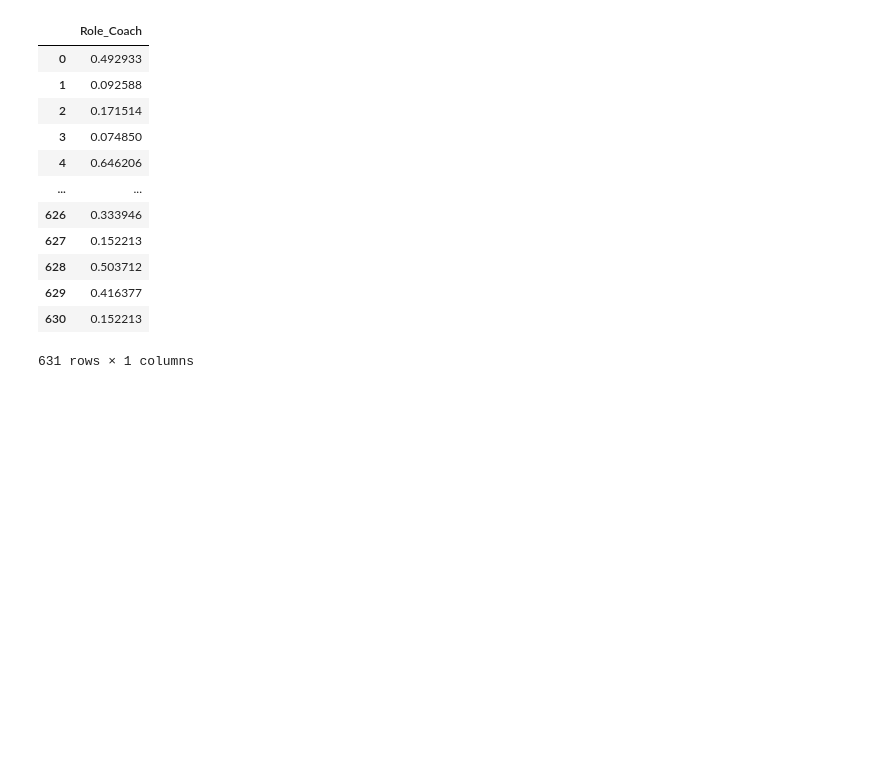
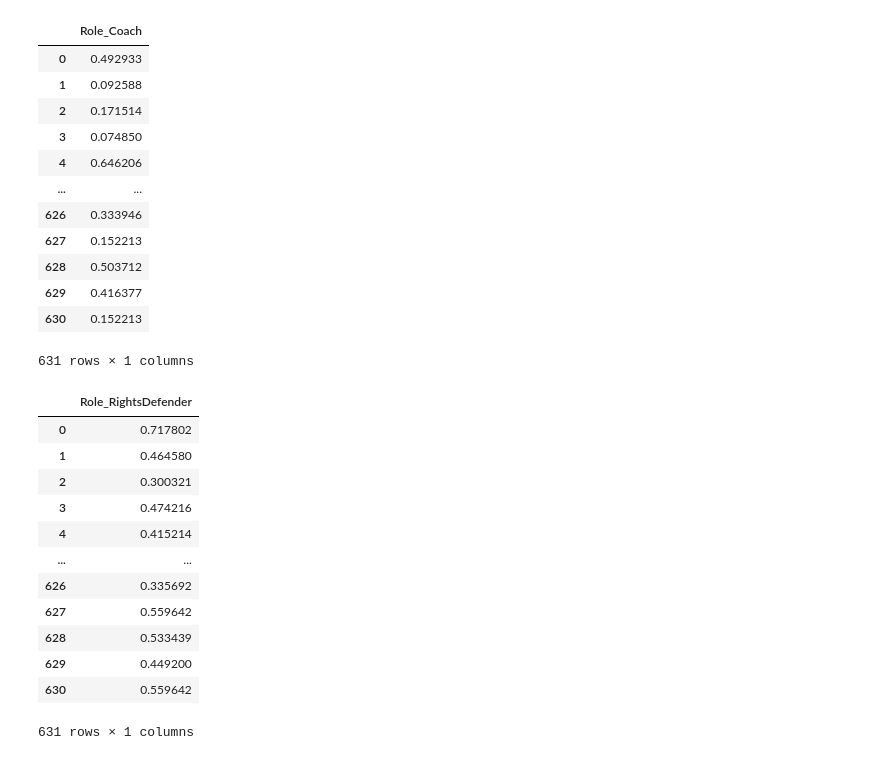
Before and after one commit to dindaslsbilla/coba, a Jupyter notebook: Untitled1.ipynb, the cells around one changed output. Drawn from its saved outputs; the diff is of its cells as text; code cells hidden in the pictures; blank space fills up the shorter version.

Commit message:
add role rights defender to csv

```diff
--- a/Untitled1.ipynb
+++ b/Untitled1.ipynb
@@ -754,3 +754,20 @@ maingames_rolecoach
 631 rows × 1 columns
 # %%
 maingames_rolecoach.to_csv('maingames_rolecoach.csv')
+# %%
+maingames_rolerightsdefender = maingames[["Role_RightsDefender"]]
+maingames_rolerightsdefender
+# %% [output]
+|  | Role_RightsDefender |
+| 0 | 0.717802 |
+| 1 | 0.464580 |
+| 2 | 0.300321 |
+| 3 | 0.474216 |
+| 4 | 0.415214 |
+| ... | ... |
+| 626 | 0.335692 |
+| 627 | 0.559642 |
+| 628 | 0.533439 |
+| 629 | 0.449200 |
+| 630 | 0.559642 |
+631 rows × 1 columns
```
Also changed, not shown: parts of 1 cell of this notebook, 1 other file.
